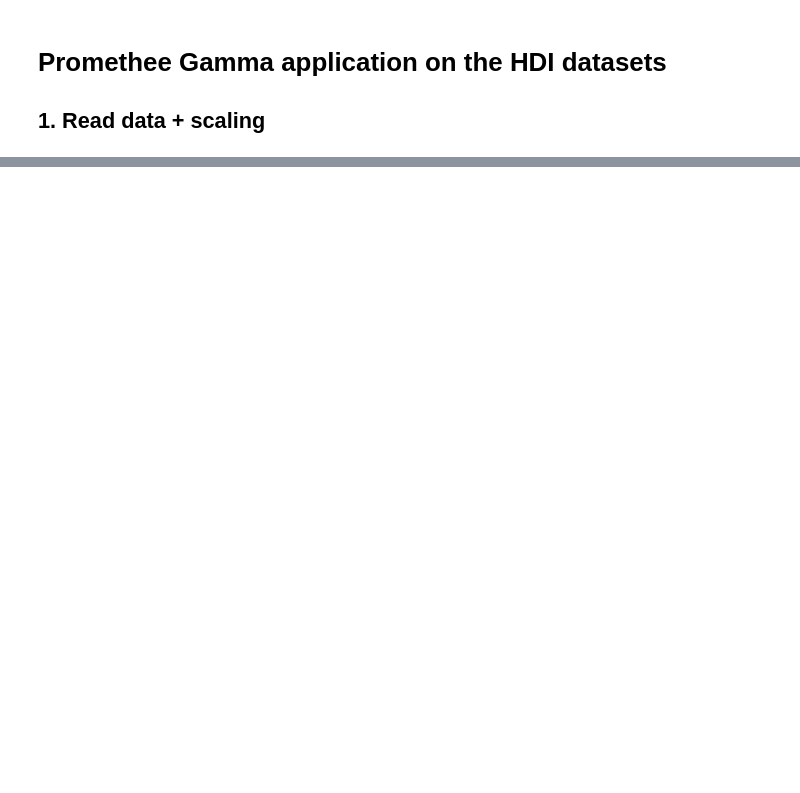
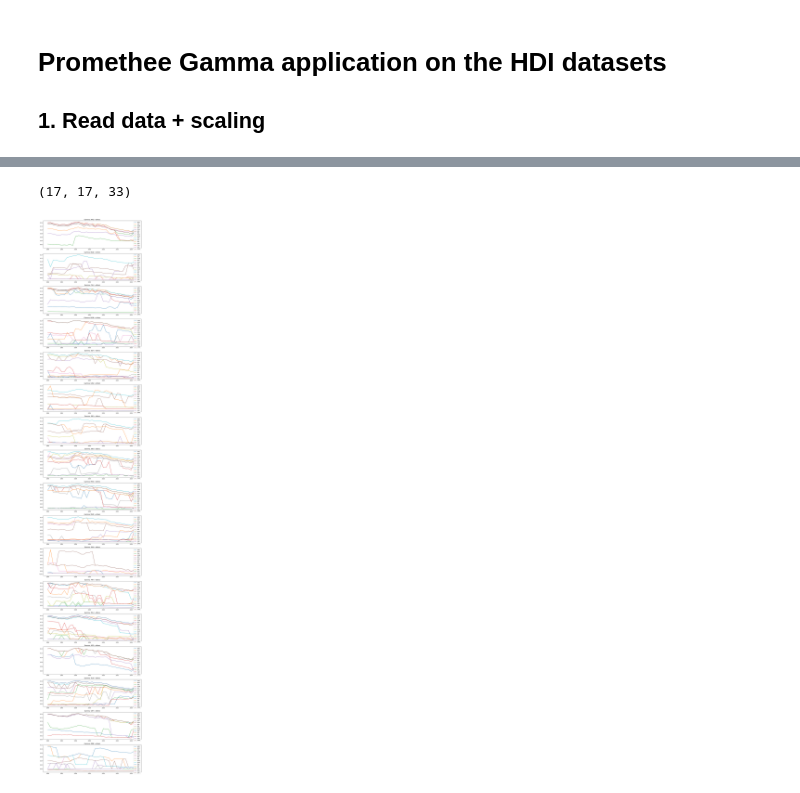
Before and after one commit to R4phou/ulb-master-thesis, a Jupyter notebook: code/src/GAMMA_TS.ipynb, the cells around one changed output, grey strips where cells are left out. Drawn from its saved outputs; the diff is of its cells as text; code cells hidden in the pictures; blank space fills up the shorter version.

```diff
--- a/code/src/GAMMA_TS.ipynb
+++ b/code/src/GAMMA_TS.ipynb
@@ -229,0 +272,26 @@ pf.main()
+# %%
+get_gamma_matrix(data, PHI_c_all, W).shape
+# %% [output]
+(17, 17, 33)
+# %%
+def plot_gammas(gamma_matrix, alt_names):
+    """
+    Plot the gamma matrix for each pair of alternatives
+    """
+    N = gamma_matrix.shape[0]
+    x = np.arange(1990, 2023)
+    fig, axes = plt.subplots(N, 1, figsize=(15, 5*N))
+    for i in range(N):
+        for j in range(N):
+            if i != j:
+                axes[i].plot(x, gamma_matrix[i][j], label=f"{alt_names[j]}")
+                axes[i].set_title(f"Gamma: {alt_names[i]} > others")
+                axes[i].grid()
+                axes[i].legend()
+    # plt.tight_layout()
+    plt.show()
+
+gamma_matrix = get_gamma_matrix(data, PHI_c_all, W)
+plot_gammas(gamma_matrix, alternative_names)
+# %% [output]
+[figure, added]
```
Also changed, not shown: parts of 14 cells of this notebook, 1 other file.
